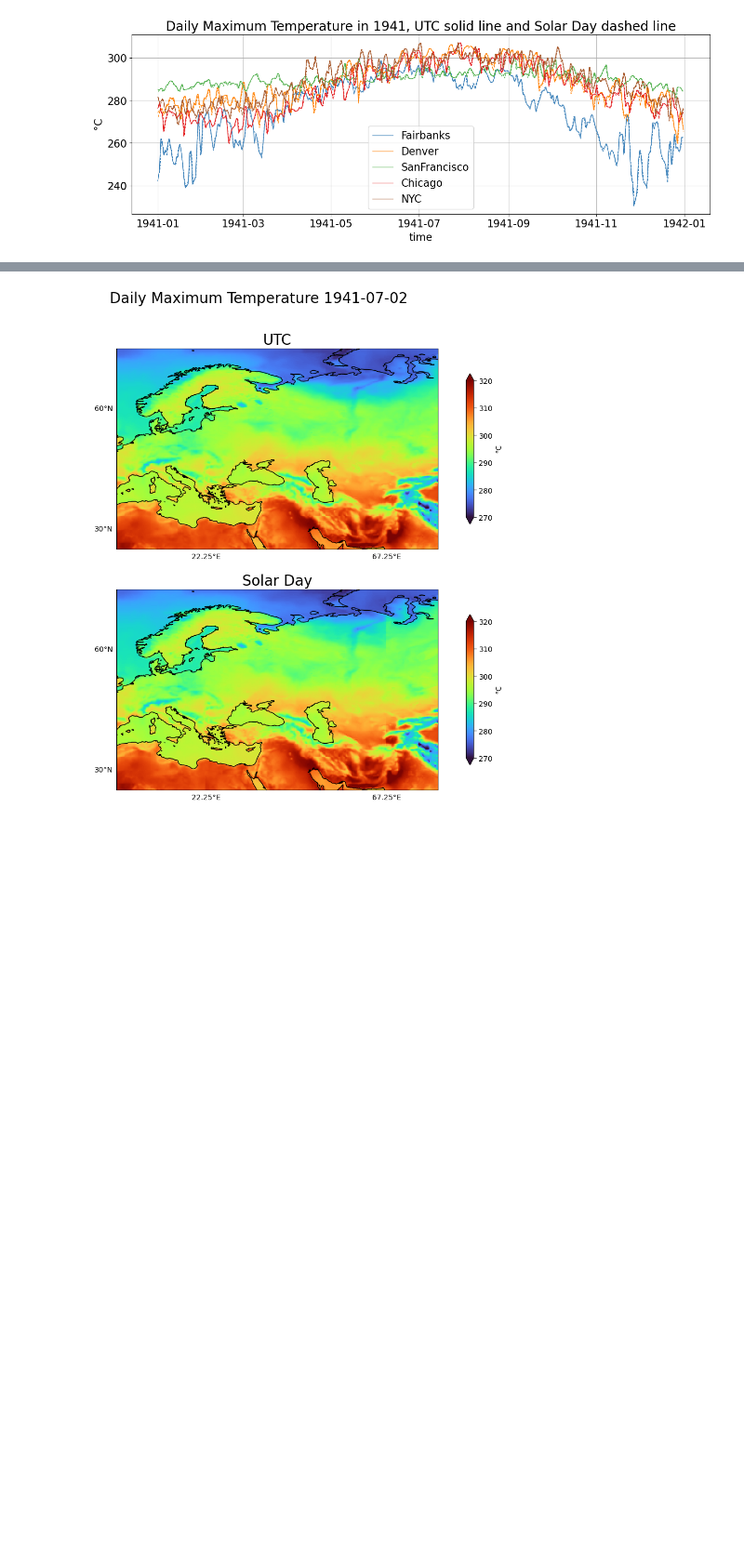
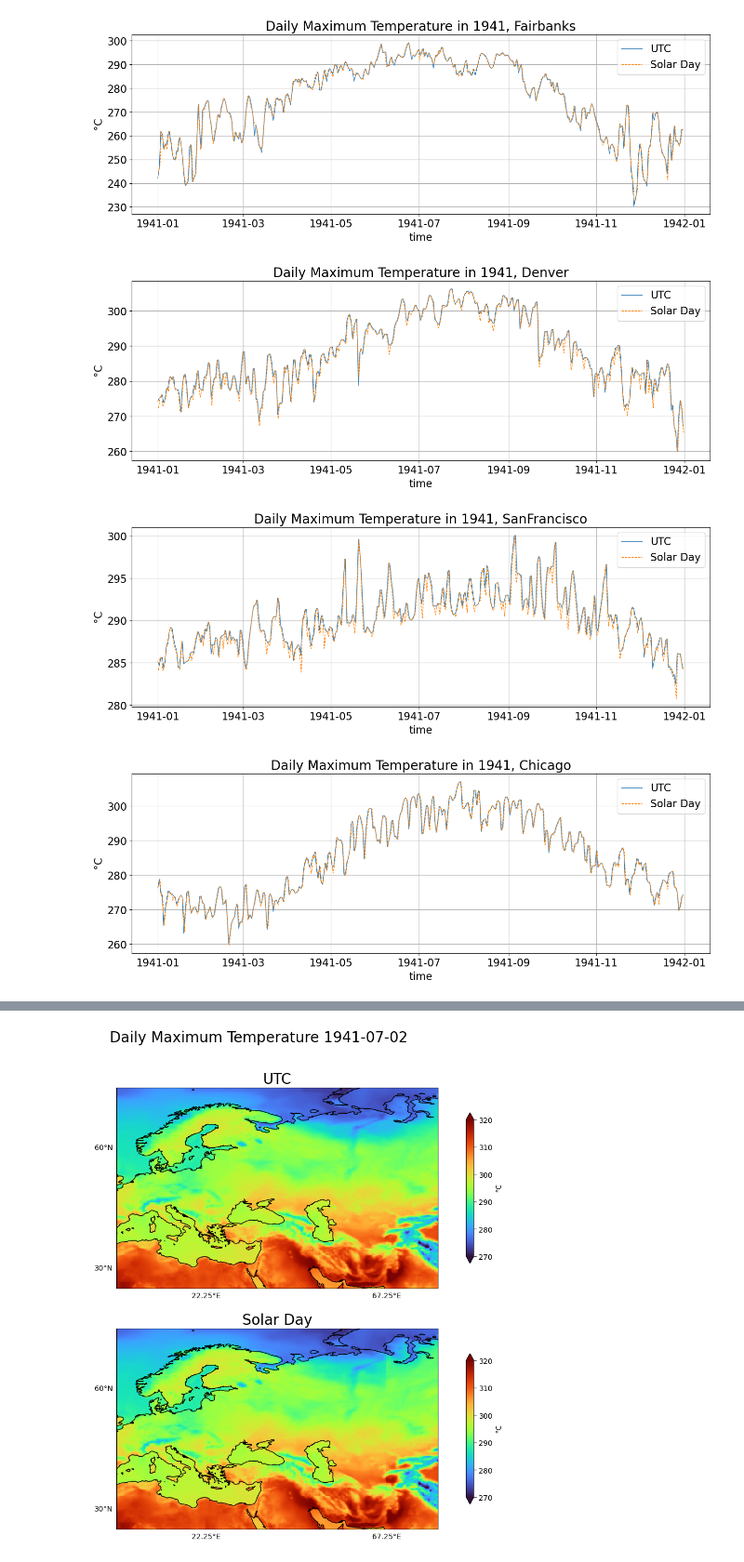
Before and after one commit to GaelleHervieux/ERA5_Tair_Tmin_Tmax, a Jupyter notebook: TMAX_UTCvsSolarDay.ipynb, the cells around one changed output, grey strips where cells are left out. Shown at 93% size. Drawn from its saved outputs; the diff is of its cells as text; code cells hidden in the pictures; blank space fills up the shorter version.

```diff
--- a/TMAX_UTCvsSolarDay.ipynb
+++ b/TMAX_UTCvsSolarDay.ipynb
@@ -11,17 +11,21 @@ import matplotlib.ticker as mticker
 from cartopy.mpl.gridliner import LONGITUDE_FORMATTER, LATITUDE_FORMATTER
 # %%
 tmaxUTC = xr.open_dataset("/Projects/era5/Dailies/monolevel/tmax.2m.1941.nc")
+tmaxUTC['lon'] = (tmaxUTC['lon'] + 180) % 360 - 180
+tmaxUTC = tmaxUTC.sortby(tmaxUTC.lon)
 tmaxSLD = xr.open_dataset("/Projects/RAPrototype/ERA5/SolarDayTime/tmax.2m.1941.FromSolarDayTime.nc")
+tmaxSLD['lon'] = (tmaxSLD['lon'] + 180) % 360 - 180
+tmaxSLD = tmaxSLD.sortby(tmaxSLD.lon)
 # %%
-FairbanksUTC = tmaxUTC['tmax'].sel(lat=64.8, lon=-147.8+360, method='nearest')
-DenverUTC = tmaxUTC['tmax'].sel(lat=39.7, lon=-105.0+360, method='nearest')
-SanFranciscoUTC = tmaxUTC['tmax'].sel(lat=37.8, lon=-122.4+360, method='nearest')
-ChicagoUTC = tmaxUTC['tmax'].sel(lat=41.8, lon=-87.6+360, method='nearest')
-NYCUTC = tmaxUTC['tmax'].sel(lat=40.7, lon=-74.0+360, method='nearest')
+FairbanksUTC = tmaxUTC['tmax'].sel(lat=64.8, lon=-147.8, method='nearest')
+DenverUTC = tmaxUTC['tmax'].sel(lat=39.7, lon=-105.0, method='nearest')
+SanFranciscoUTC = tmaxUTC['tmax'].sel(lat=37.8, lon=-122.4, method='nearest')
+ChicagoUTC = tmaxUTC['tmax'].sel(lat=41.8, lon=-87.6, method='nearest')
+NYCUTC = tmaxUTC['tmax'].sel(lat=40.7, lon=-74.0, method='nearest')
 
 
-FairbanksSLD = tmaxSLD['tmax'].sel(lat=64.8, lon=-147.8+360, method='nearest')
-DenverSLD = tmaxSLD['tmax'].sel(lat=39.7, lon=-105.0+360, method='nearest')
-SanFranciscoSLD = tmaxSLD['tmax'].sel(lat=37.8, lon=-122.4+360, method='nearest')
-ChicagoSLD = tmaxSLD['tmax'].sel(lat=41.8, lon=-87.6+360, method='nearest')
-NYCSLD = tmaxSLD['tmax'].sel(lat=40.7, lon=-74.0+360, method='nearest')
+FairbanksSLD = tmaxSLD['tmax'].sel(lat=64.8, lon=-147.8, method='nearest')
+DenverSLD = tmaxSLD['tmax'].sel(lat=39.7, lon=-105.0, method='nearest')
+SanFranciscoSLD = tmaxSLD['tmax'].sel(lat=37.8, lon=-122.4, method='nearest')
+ChicagoSLD = tmaxSLD['tmax'].sel(lat=41.8, lon=-87.6, method='nearest')
+NYCSLD = tmaxSLD['tmax'].sel(lat=40.7, lon=-74.0, method='nearest')
@@ -36,14 +68,18 @@ tip = ['Fairbanks', 'Denver', 'SanFrancisco', 'Chicago', 'NYC' ]
 # %%
-fig, ax = plt.subplots(nrows=1,ncols=1,figsize=(16,5))
 for ip in range(len(UTC)):
-  ax.plot(tmaxUTC['time'],UTC[ip],color=CB_color[ip],linewidth=0.95,label=tip[ip])
-  ax.plot(tmaxSLD['time'],SLD[ip],color=CB_color[ip],linewidth=0.95,linestyle='--')
-ax.tick_params(labelsize=16)
-plt.legend(loc='best',prop={'size': 16})
-plt.grid(True)
-plt.ylabel(f'$\degree$C',fontsize=16)
-plt.xlabel('time',fontsize=16)
-plt.title('Daily Maximum Temperature in 1941, UTC solid line and Solar Day dashed line',fontsize=20)
-plt.show()
+
+  fig, ax = plt.subplots(nrows=1,ncols=1,figsize=(16,5))
+  ax.plot(tmaxUTC['time'],UTC[ip],color=CB_color[0],linewidth=0.95,label='UTC')
+  ax.plot(tmaxSLD['time'],SLD[ip],color=CB_color[1],linewidth=0.95,linestyle='--',label='Solar Day')
+  ax.tick_params(labelsize=16)
+  plt.legend(loc='best',prop={'size': 16})
+  plt.grid(True)
+  plt.ylabel(f'$\degree$C',fontsize=16)
+  plt.xlabel('time',fontsize=16)
+  plt.title(f'Daily Maximum Temperature in 1941, {tip[ip]}',fontsize=20)
+  plt.show()
 # %% [output]
-[figure, old version]
+[figure, new version]
+[figure, added]
+[figure, added]
+[figure, added]
```
Also changed, not shown: parts of 4 cells of this notebook.
